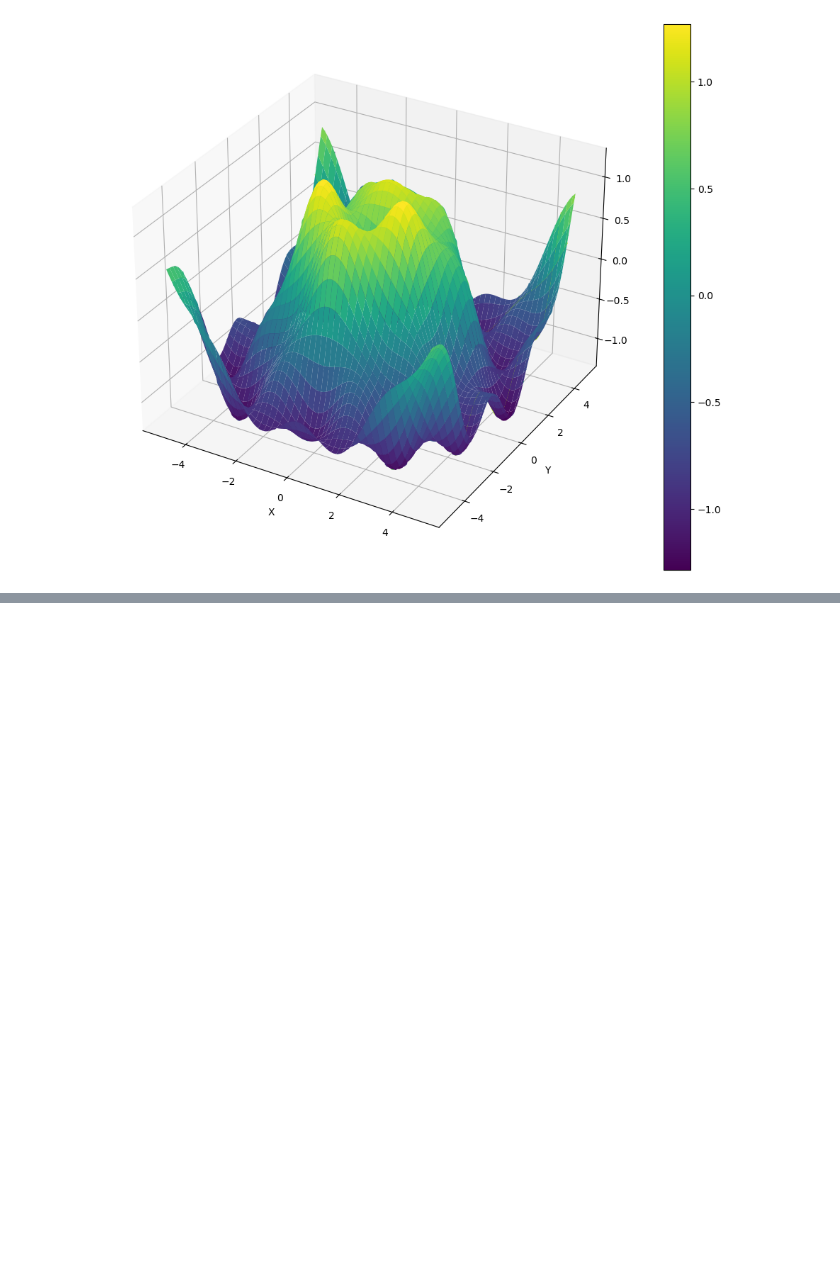
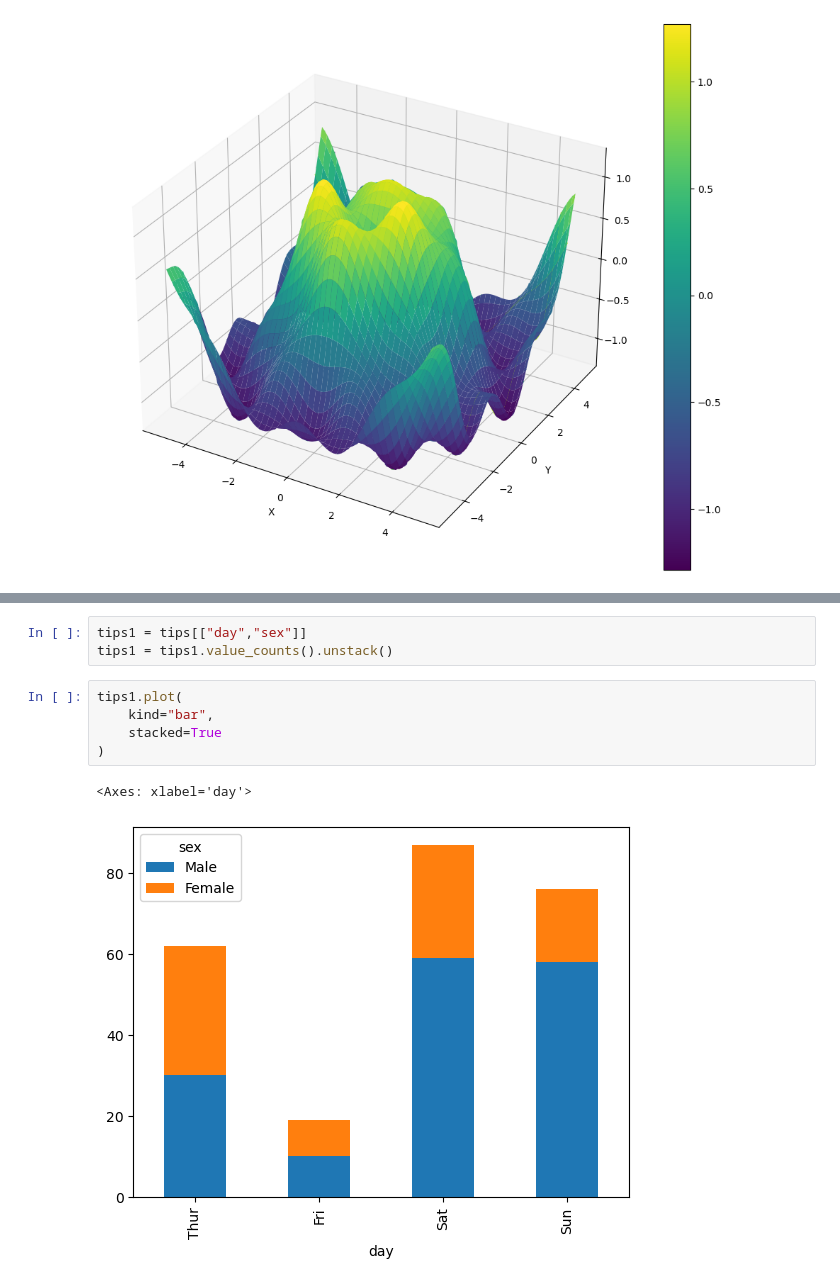
Before and after one commit to a-anuj/Data-Visualization, a Jupyter notebook: Practice-midsem/practice-mid.ipynb, the cells around one changed output, grey strips where cells are left out. Cells and saved outputs as stored; diff of their text form; blank space fills up the shorter version.

```diff
--- a/Practice-midsem/practice-mid.ipynb
+++ b/Practice-midsem/practice-mid.ipynb
@@ -430,0 +483,11 @@ fig.colorbar(surface4,ax=ax)
+# %%
+tips1 = tips[["day","sex"]]
+tips1 = tips1.value_counts().unstack()
+# %%
+tips1.plot(
+    kind="bar",
+    stacked=True
+)
+# %% [output]
+<Axes: xlabel='day'>
+[figure, added]
```
Also changed, not shown: parts of 27 cells of this notebook.
